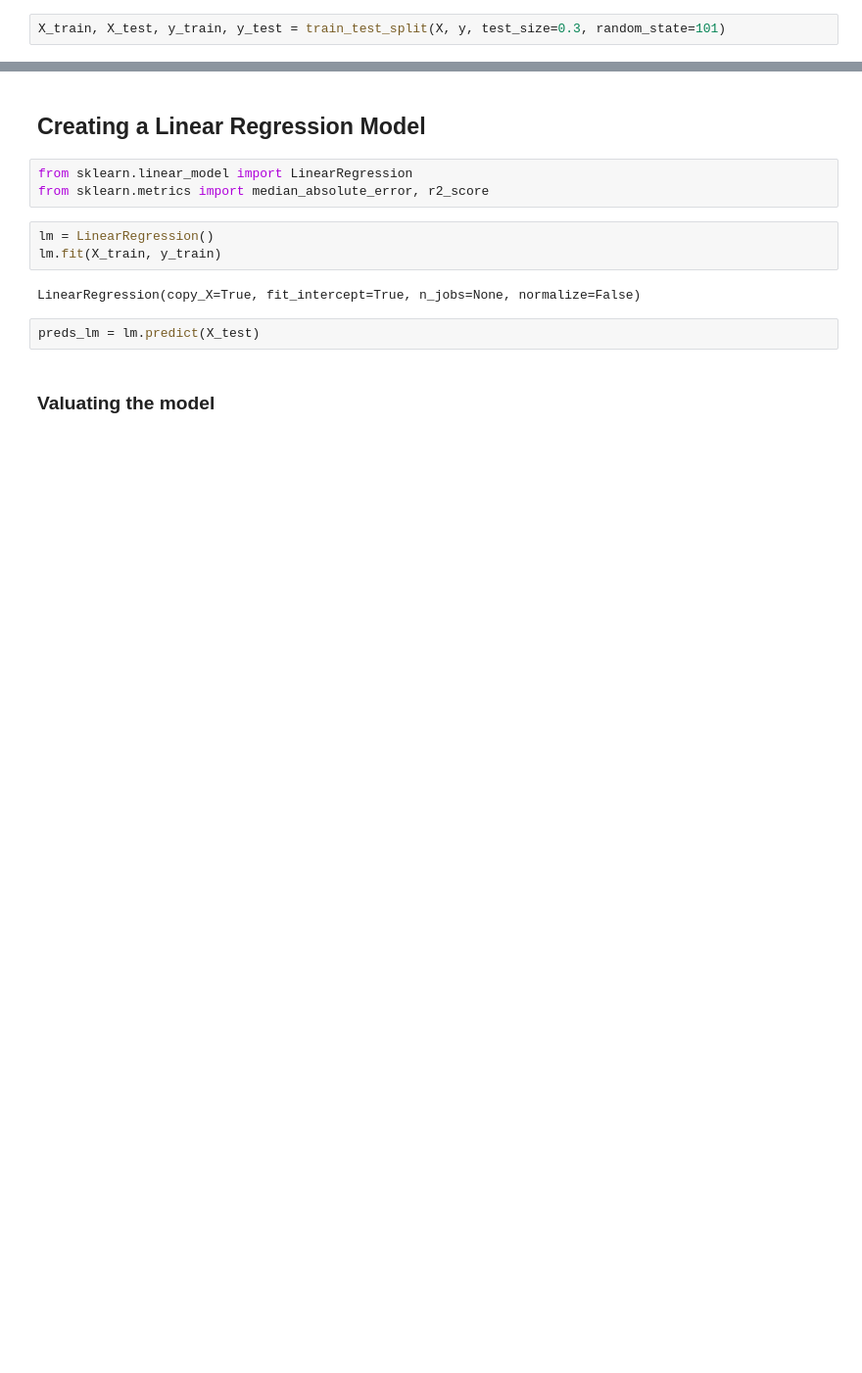
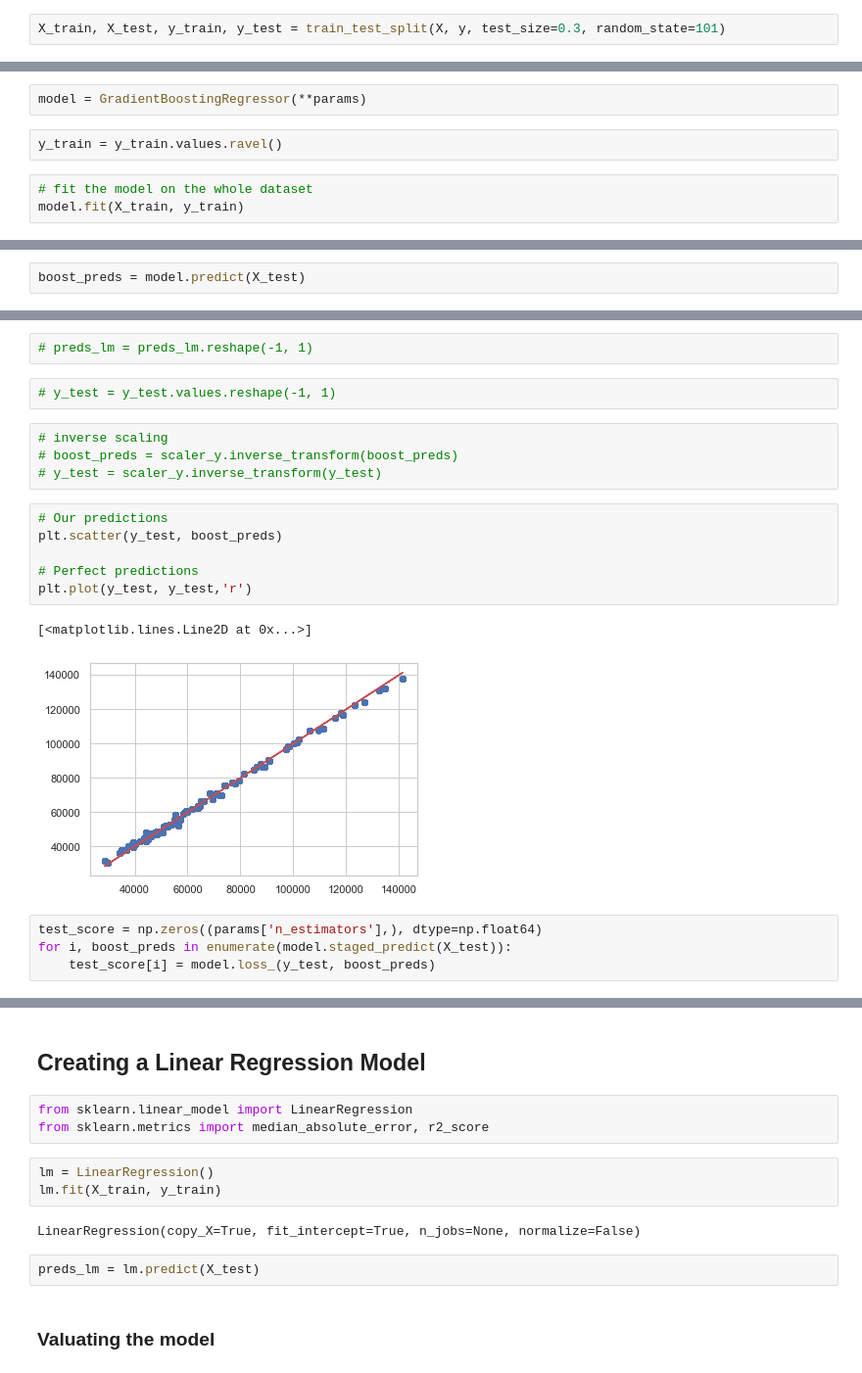
Before and after one commit to HHook/ANZ-virtual-internship, a Jupyter notebook: ANZ virtual internship Model.ipynb, the cells around one changed output, grey strips where cells are left out. Shown at 98% size. Drawn from its saved outputs; the diff is of its cells as text; blank space fills up the shorter version.

```diff
--- a/ANZ virtual internship Model.ipynb
+++ b/ANZ virtual internship Model.ipynb
@@ -97,0 +127,7 @@ X_train, X_test, y_train, y_test = train_test_split(X, y, test_size=0.3, random_
+# %%
+model = GradientBoostingRegressor(**params)
+# %%
+y_train = y_train.values.ravel()
+# %%
+# fit the model on the whole dataset
+model.fit(X_train, y_train)
@@ -97,0 +144,2 @@ X_train, X_test, y_train, y_test = train_test_split(X, y, test_size=0.3, random_
+# %%
+boost_preds = model.predict(X_test)
@@ -97,0 +161,21 @@ X_train, X_test, y_train, y_test = train_test_split(X, y, test_size=0.3, random_
+# %%
+# preds_lm = preds_lm.reshape(-1, 1)
+# %%
+# y_test = y_test.values.reshape(-1, 1)
+# %%
+# inverse scaling
+# boost_preds = scaler_y.inverse_transform(boost_preds)
+# y_test = scaler_y.inverse_transform(y_test)
+# %%
+# Our predictions
+plt.scatter(y_test, boost_preds)
+
+# Perfect predictions
+plt.plot(y_test, y_test,'r')
+# %% [output]
+[<matplotlib.lines.Line2D at 0x...>]
+[figure, added]
+# %%
+test_score = np.zeros((params['n_estimators'],), dtype=np.float64)
+for i, boost_preds in enumerate(model.staged_predict(X_test)):
+    test_score[i] = model.loss_(y_test, boost_preds)
```
Also changed, not shown: parts of 68 cells of this notebook, 1 other file.
